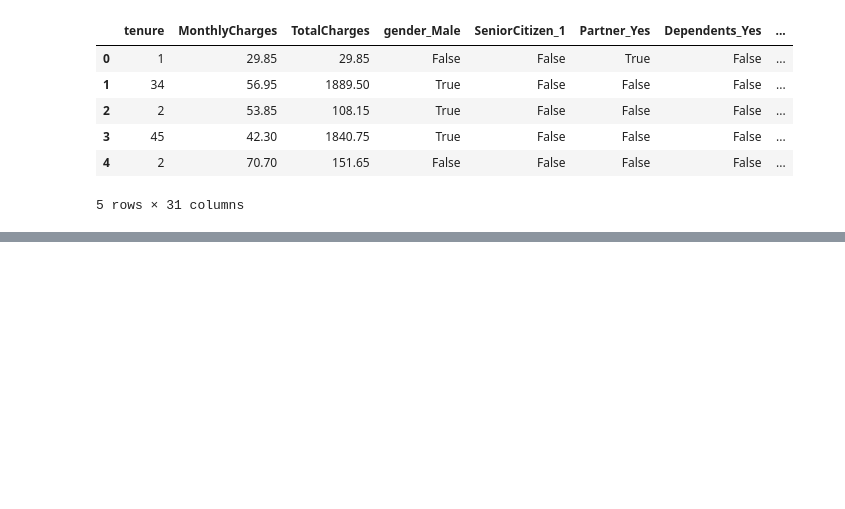
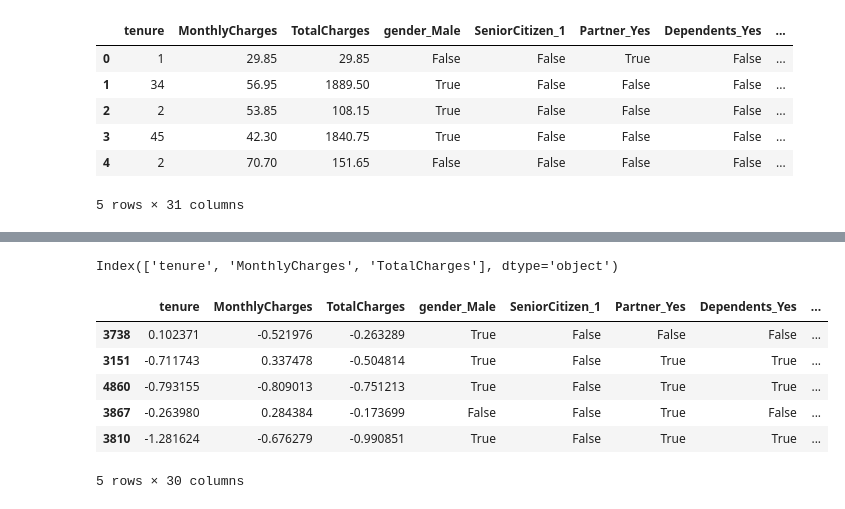
Before and after one commit to RethinaDuraiJohn/GreatLearning, a Jupyter notebook: Ensemble/Project/EnsembleProject.ipynb, the cells around one changed output, grey strips where cells are left out. Saved outputs shown, nothing was run; the diff lists cells and outputs as text; code cells hidden in the pictures; blank space fills up the shorter version.

```diff
--- a/Ensemble/Project/EnsembleProject.ipynb
+++ b/Ensemble/Project/EnsembleProject.ipynb
@@ -355,0 +362,3 @@ data.head()
+# %%
+X = data.drop('Churn_Yes', axis=1)
+y = data['Churn_Yes']
@@ -355,0 +384,2 @@ data.head()
+# %%
+X_train, X_test, y_train, y_test = train_test_split(X, y, test_size=0.2,stratify=y, random_state=42)
@@ -355,0 +409,19 @@ data.head()
+# %%
+numeric_columns = X.select_dtypes(include=['int64', 'float64']).columns
+numeric_columns
+# %% [output]
+Index(['tenure', 'MonthlyCharges', 'TotalCharges'], dtype='object')
+# %%
+scaler = StandardScaler()
+X_train[numeric_columns] = scaler.fit_transform(X_train[numeric_columns])
+X_test[numeric_columns] = scaler.fit_transform(X_test[numeric_columns])
+# %%
+X_train.head()
+# %% [output]
+|  | tenure | MonthlyCharges | TotalCharges | gender_Male | SeniorCitizen_1 | Partner_Yes | Dependents_Yes | ... |
+| 3738 | 0.102371 | -0.521976 | -0.263289 | True | False | False | False | ... |
+| 3151 | -0.711743 | 0.337478 | -0.504814 | True | False | True | True | ... |
+| 4860 | -0.793155 | -0.809013 | -0.751213 | True | False | True | True | ... |
+| 3867 | -0.263980 | 0.284384 | -0.173699 | False | False | True | False | ... |
+| 3810 | -1.281624 | -0.676279 | -0.990851 | True | False | True | True | ... |
+5 rows × 30 columns
```
Also changed, not shown: parts of 8 cells of this notebook.
